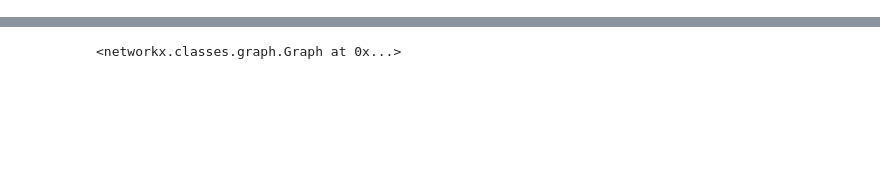
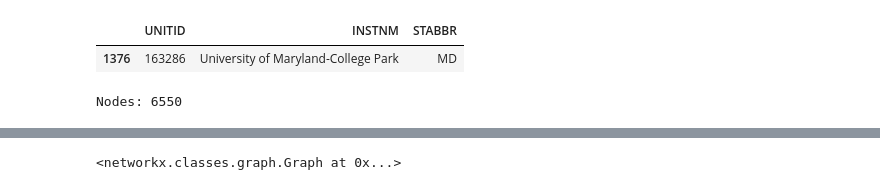
Before and after one commit to mederickg/414DataAssignments, a Jupyter notebook: assignment2Module2/a2m2.ipynb, the cells around one changed output, grey strips where cells are left out. Saved outputs shown, nothing was run; the diff lists cells and outputs as text; code cells hidden in the pictures; blank space fills up the shorter version.

```diff
--- a/assignment2Module2/a2m2.ipynb
+++ b/assignment2Module2/a2m2.ipynb
@@ -50,0 +32,17 @@ Nodes: 36
+# %%
+UMD = clean_df[clean_df['INSTNM'].str.contains('University of Maryland-College Park', case=False)]
+
+UMD
+# %% [output]
+|  | UNITID | INSTNM | STABBR |
+| 1376 | 163286 | University of Maryland-College Park | MD |
+# %%
+g = nx.Graph()
+
+for row in clean_df.iterrows():
+    name= row[1]['INSTNM']
+    g.add_node(name)
+
+print("Nodes:", len(g.nodes))
+# %% [output]
+Nodes: 6550
```
Also changed, not shown: parts of 13 cells of this notebook, 25 other files.
